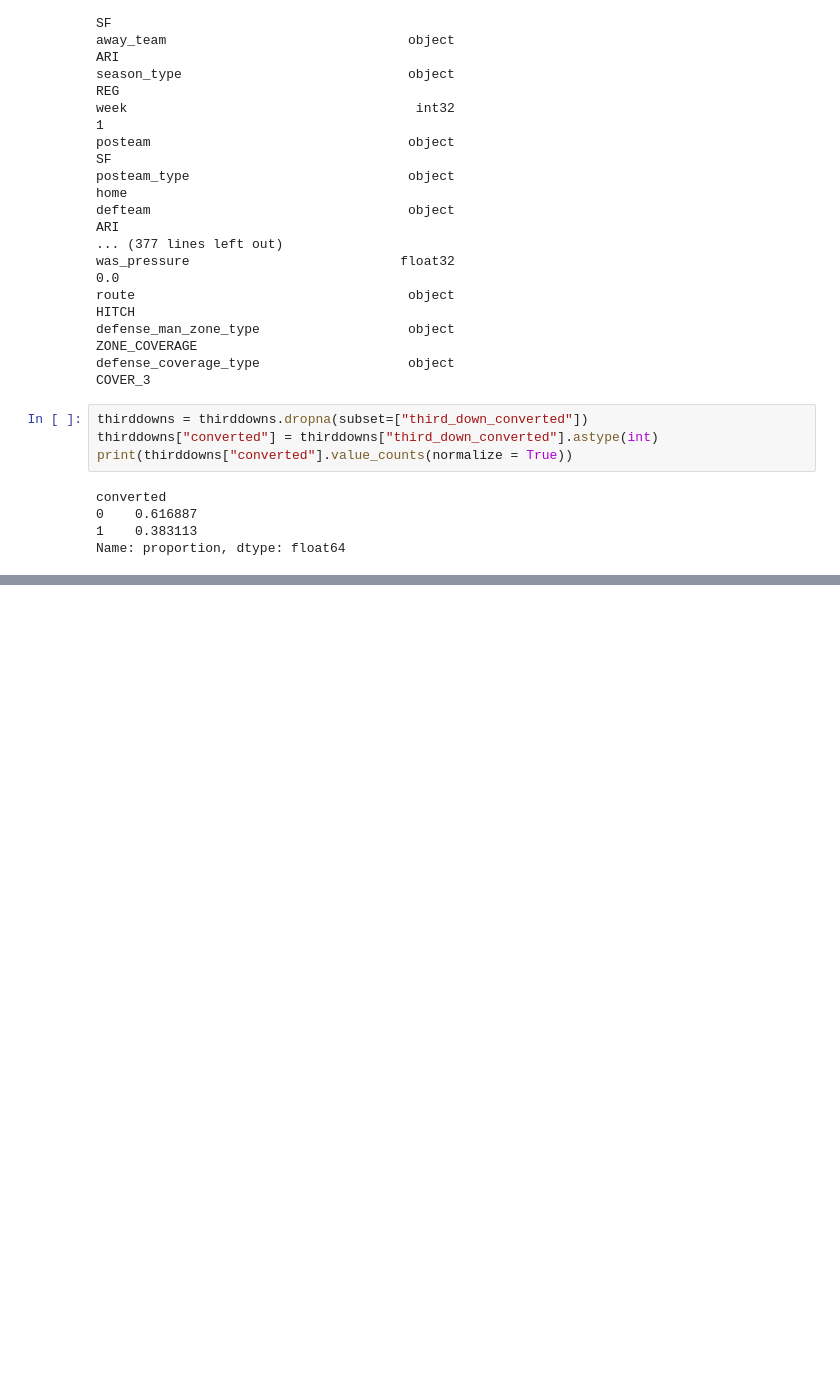
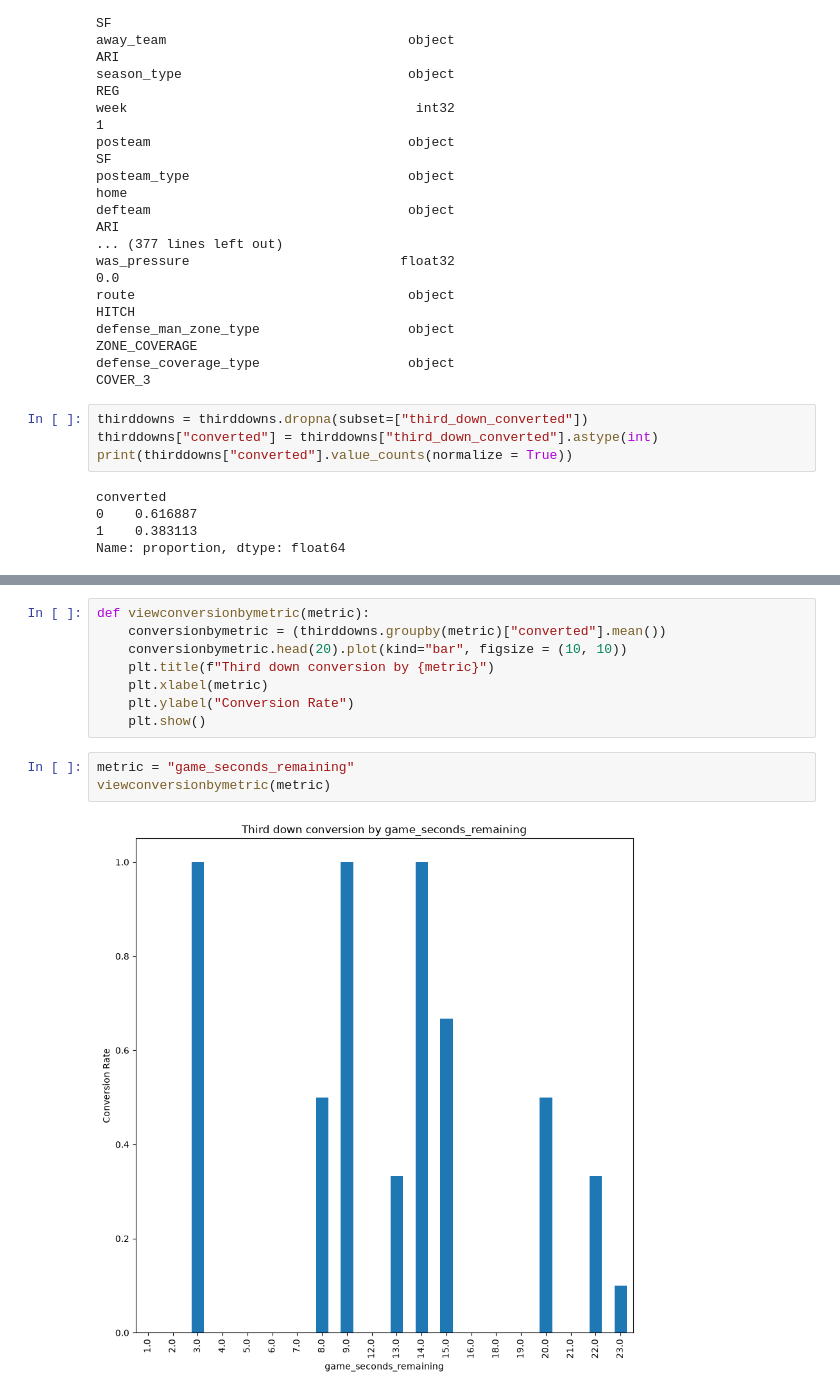
Before and after one commit to DylanAhn10/NFLConversionPredictor, a Jupyter notebook: main.ipynb, the cells around one changed output, grey strips where cells are left out. Saved outputs shown, nothing was run; the diff lists cells and outputs as text; blank space fills up the shorter version.

```diff
--- a/main.ipynb
+++ b/main.ipynb
@@ -70,0 +169,13 @@ print(data.head(3))
+# %%
+def viewconversionbymetric(metric):
+    conversionbymetric = (thirddowns.groupby(metric)["converted"].mean())
+    conversionbymetric.head(20).plot(kind="bar", figsize = (10, 10))
+    plt.title(f"Third down conversion by {metric}")
+    plt.xlabel(metric)
+    plt.ylabel("Conversion Rate")
+    plt.show()
+# %%
+metric = "game_seconds_remaining"
+viewconversionbymetric(metric)
+# %% [output]
+[figure, added]
```
Also changed, not shown: parts of 11 cells of this notebook.
